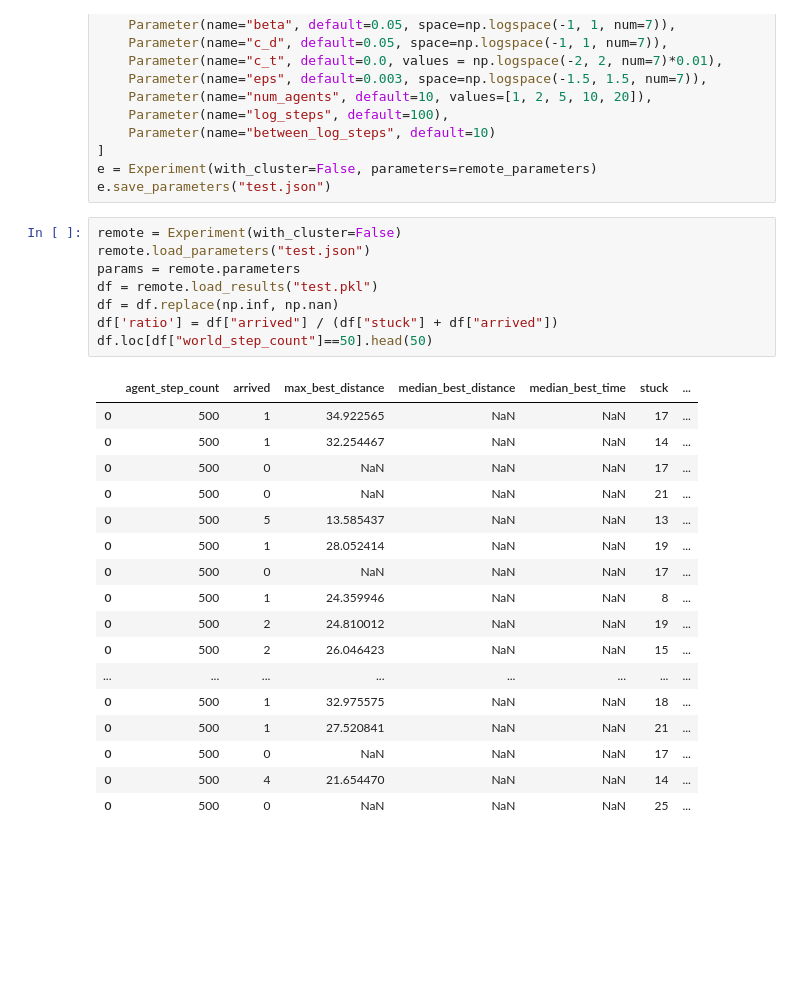
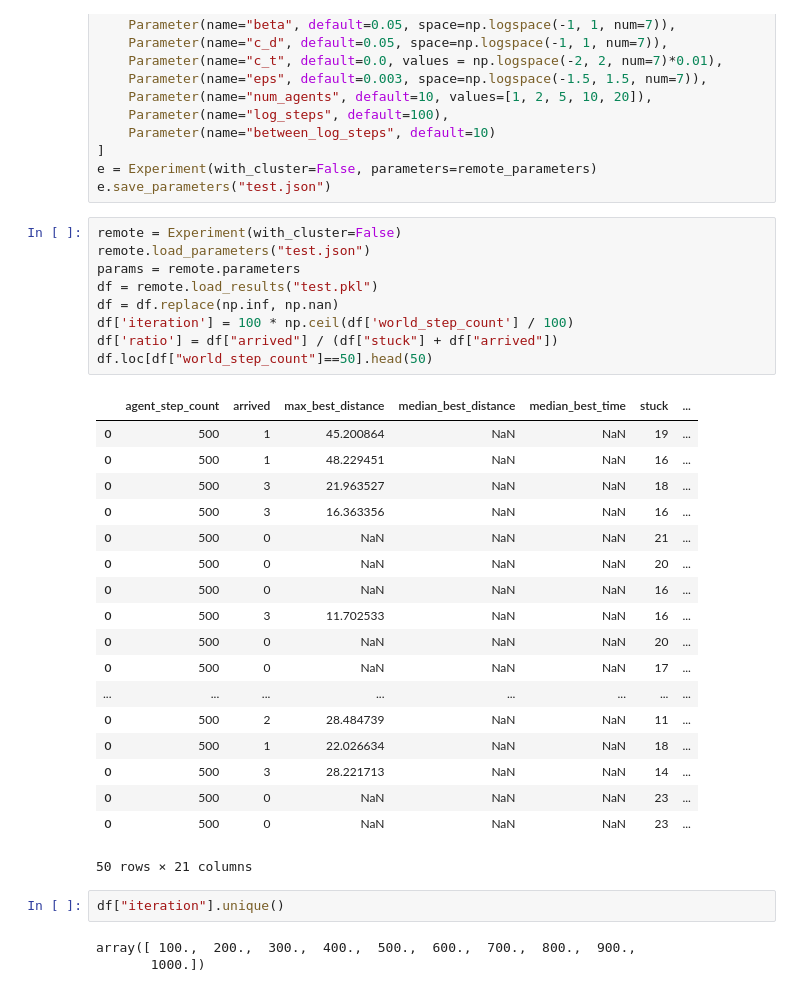
Before and after one commit to ovgu-FINken/ACO-MAPF, a Jupyter notebook: Aco-Visualization.ipynb, the cells around one changed output. Drawn from its saved outputs; the diff is of its cells as text; blank space fills up the shorter version.

```diff
--- a/Aco-Visualization.ipynb
+++ b/Aco-Visualization.ipynb
@@ -195,28 +195,35 @@ e.save_parameters("test.json")
 # %%
 remote = Experiment(with_cluster=False)
 remote.load_parameters("test.json")
 params = remote.parameters
 df = remote.load_results("test.pkl")
 df = df.replace(np.inf, np.nan)
+df['iteration'] = 100 * np.ceil(df['world_step_count'] / 100)
 df['ratio'] = df["arrived"] / (df["stuck"] + df["arrived"])
 df.loc[df["world_step_count"]==50].head(50)
 # %% [output]
 |  | agent_step_count | arrived | max_best_distance | median_best_distance | median_best_time | stuck | ... |
-| 0 | 500 | 1 | 34.922565 | NaN | NaN | 17 | ... |
-| 0 | 500 | 1 | 32.254467 | NaN | NaN | 14 | ... |
+| 0 | 500 | 1 | 45.200864 | NaN | NaN | 19 | ... |
+| 0 | 500 | 1 | 48.229451 | NaN | NaN | 16 | ... |
+| 0 | 500 | 3 | 21.963527 | NaN | NaN | 18 | ... |
+| 0 | 500 | 3 | 16.363356 | NaN | NaN | 16 | ... |
+| 0 | 500 | 0 | NaN | NaN | NaN | 21 | ... |
+| 0 | 500 | 0 | NaN | NaN | NaN | 20 | ... |
+| 0 | 500 | 0 | NaN | NaN | NaN | 16 | ... |
+| 0 | 500 | 3 | 11.702533 | NaN | NaN | 16 | ... |
+| 0 | 500 | 0 | NaN | NaN | NaN | 20 | ... |
 | 0 | 500 | 0 | NaN | NaN | NaN | 17 | ... |
-| 0 | 500 | 0 | NaN | NaN | NaN | 21 | ... |
-| 0 | 500 | 5 | 13.585437 | NaN | NaN | 13 | ... |
-| 0 | 500 | 1 | 28.052414 | NaN | NaN | 19 | ... |
-| 0 | 500 | 0 | NaN | NaN | NaN | 17 | ... |
-| 0 | 500 | 1 | 24.359946 | NaN | NaN | 8 | ... |
-| 0 | 500 | 2 | 24.810012 | NaN | NaN | 19 | ... |
-| 0 | 500 | 2 | 26.046423 | NaN | NaN | 15 | ... |
 | ... | ... | ... | ... | ... | ... | ... | ... |
-| 0 | 500 | 1 | 32.975575 | NaN | NaN | 18 | ... |
-| 0 | 500 | 1 | 27.520841 | NaN | NaN | 21 | ... |
-| 0 | 500 | 0 | NaN | NaN | NaN | 17 | ... |
-| 0 | 500 | 4 | 21.654470 | NaN | NaN | 14 | ... |
-| 0 | 500 | 0 | NaN | NaN | NaN | 25 | ... |
+| 0 | 500 | 2 | 28.484739 | NaN | NaN | 11 | ... |
+| 0 | 500 | 1 | 22.026634 | NaN | NaN | 18 | ... |
+| 0 | 500 | 3 | 28.221713 | NaN | NaN | 14 | ... |
+| 0 | 500 | 0 | NaN | NaN | NaN | 23 | ... |
+| 0 | 500 | 0 | NaN | NaN | NaN | 23 | ... |
+50 rows × 21 columns
+# %%
+df["iteration"].unique()
+# %% [output]
+array([ 100.,  200.,  300.,  400.,  500.,  600.,  700.,  800.,  900.,
+       1000.])
 # %%
 for p in params:
```
Also changed, not shown: parts of 3 cells of this notebook, 1 other file.
